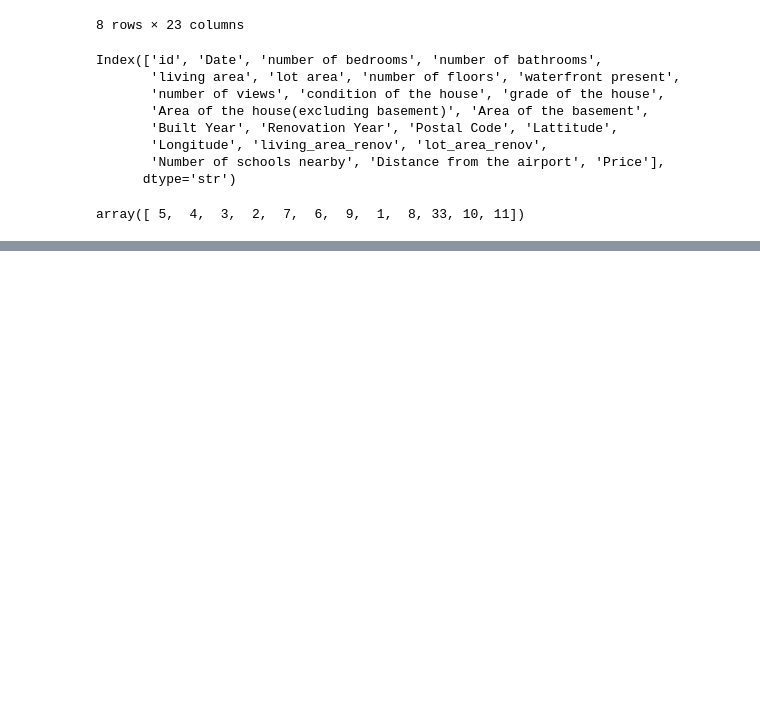
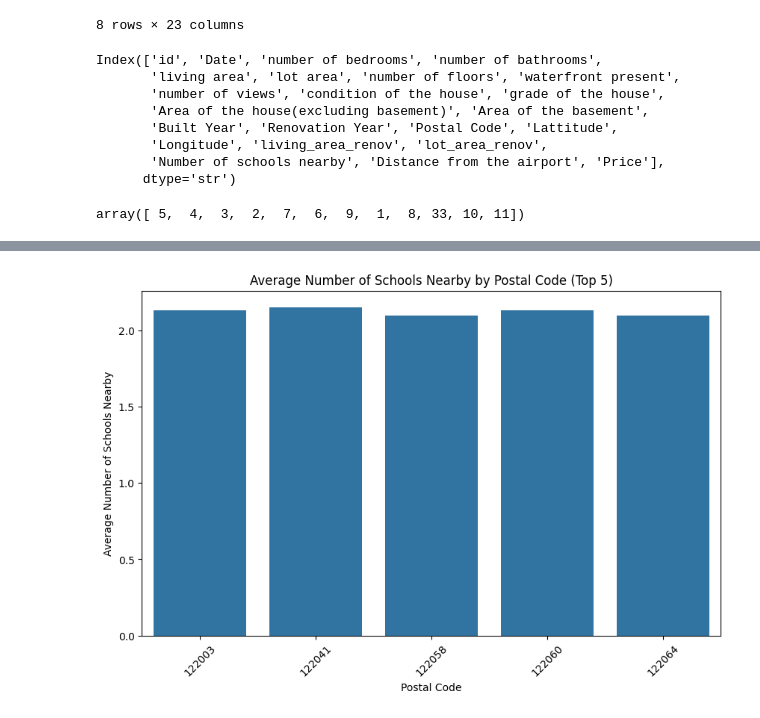
Before and after one commit to CT-Vishwas/ey-coh2-workspace, a Jupyter notebook: app1/notebooks/house_prices_eda.ipynb, the cells around one changed output, grey strips where cells are left out. Cells and saved outputs as stored; diff of their text form; code cells hidden in the pictures; blank space fills up the shorter version.

```diff
--- a/app1/notebooks/house_prices_eda.ipynb
+++ b/app1/notebooks/house_prices_eda.ipynb
@@ -69,0 +117,12 @@ array([ 5,  4,  3,  2,  7,  6,  9,  1,  8, 33, 10, 11])
+# %%
+# plot of Number of Schools Nearby vs postal code 5 hightest postal code
+top_postal_codes = data.groupby('Postal Code')['Number of schools nearby'].mean().sort_values(ascending=False).head(5)
+plt.figure(figsize=(10, 6))
+sns.barplot(x=top_postal_codes.index, y=top_postal_codes.values)
+plt.title('Average Number of Schools Nearby by Postal Code (Top 5)')
+plt.xlabel('Postal Code')
+plt.ylabel('Average Number of Schools Nearby')
+plt.xticks(rotation=45)
+plt.show()
+# %% [output]
+[figure, added]
```
Also changed, not shown: parts of 4 cells of this notebook, 12 other files.
